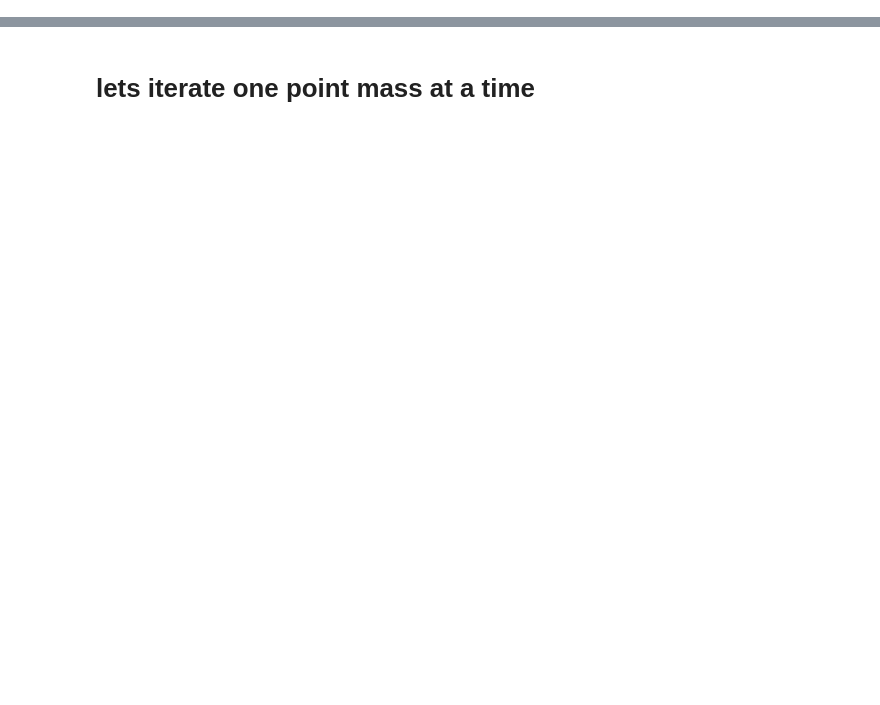
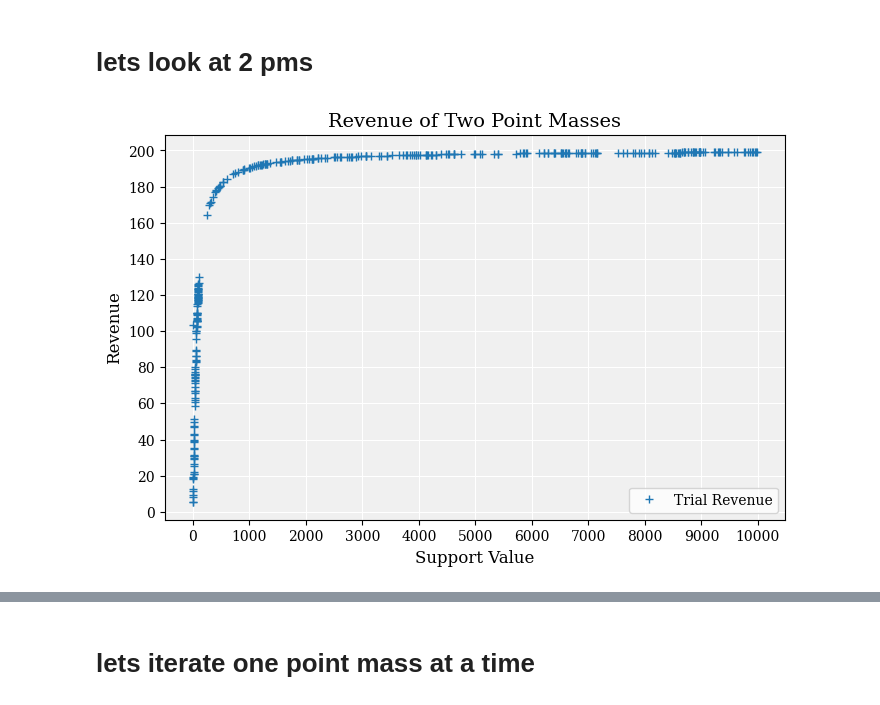
Before and after one commit to antonstengel/cara, a Jupyter notebook: analysis/notebooks/era-discretization-results.ipynb, the cells around one changed output, grey strips where cells are left out. Drawn from its saved outputs; the diff is of its cells as text; code cells hidden in the pictures; blank space fills up the shorter version.

```diff
--- a/analysis/notebooks/era-discretization-results.ipynb
+++ b/analysis/notebooks/era-discretization-results.ipynb
@@ -24,3 +27,29 @@ def get_data(files):
     for df, file in zip(dfs, filenames):
         df['file'] = file
     return pd.concat(dfs).reset_index(drop=True)
+# %% [markdown]
+# lets look at 2 pms
+# %%
+files = PATH+f'pms/2-pms-test-*-res.csv'
+df = get_data(files)
+df.sort_values(by='sup_2')
+
+plt.figure(figsize=(8,5))
+plt.rc('font', family='serif')
+plt.gca().set_facecolor('#f0f0f0')
+plt.gca().grid(color='white')
+
+plt.plot(df[df.sup_2 < 10_000].sup_2, df[df.sup_2 < 10_000].rev_100, '+', label='Trial Revenue')
+
+plt.xticks(range(0,10_001, 1_000))
+plt.yticks(range(0,201,20))
+
+plt.xlabel('Support Value', fontsize=12)
+plt.ylabel('Revenue', fontsize=12)
+plt.title(f'Revenue of Two Point Masses', fontsize=14)
+plt.legend()
+
+# plt.savefig(PATH_TO_VISUALS+'re-two-pms.png', dpi=300, bbox_inches='tight')
+plt.show()
+# %% [output]
+[figure, added]
```
Also changed, not shown: parts of 28 cells of this notebook, 50 other files.
